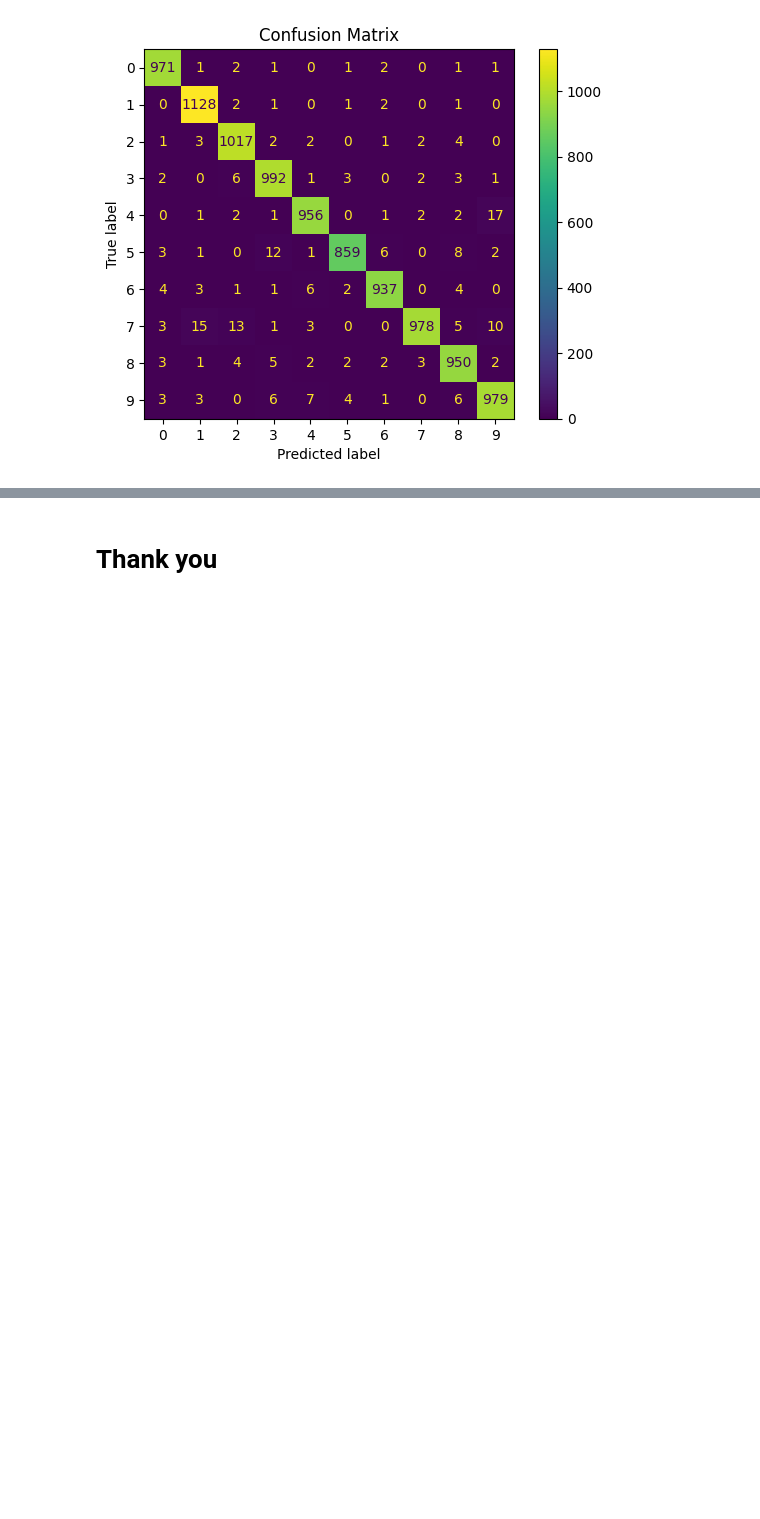
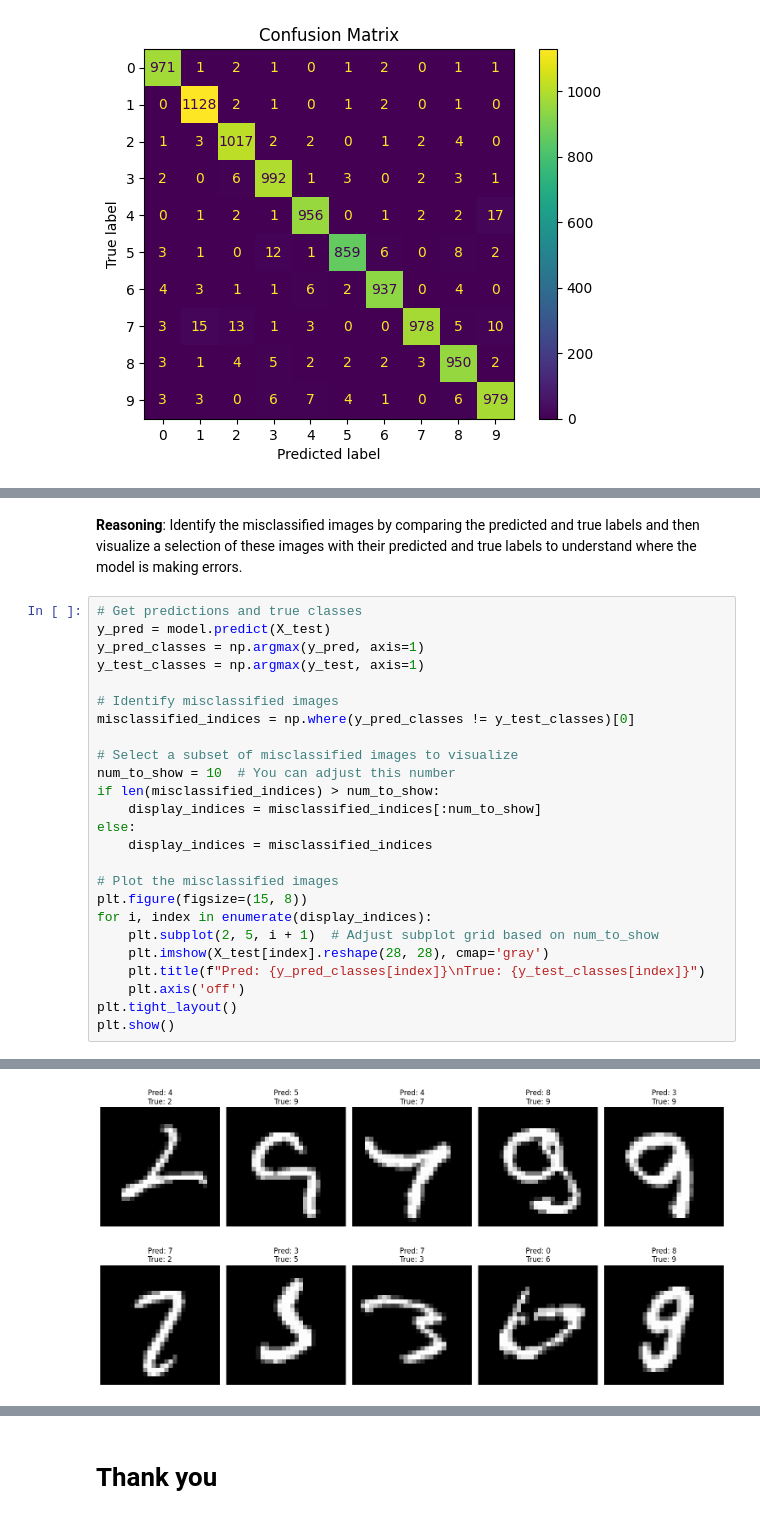
Before and after one commit to Nikhil5566/Machine-Learning, a Jupyter notebook: ML_Project_5_MINST_Dataset.ipynb, the cells around one changed output, grey strips where cells are left out. Cells and saved outputs as stored; diff of their text form; blank space fills up the shorter version.

```diff
--- a/ML_Project_5_MINST_Dataset.ipynb
+++ b/ML_Project_5_MINST_Dataset.ipynb
@@ -214,0 +220,29 @@ weighted avg       0.98      0.98      0.98     10000
+# %% [markdown]
+**Reasoning**:
+Identify the misclassified images by comparing the predicted and true labels and then visualize a selection of these images with their predicted and true labels to understand where the model is making errors.
+# %%
+# Get predictions and true classes
+y_pred = model.predict(X_test)
+y_pred_classes = np.argmax(y_pred, axis=1)
+y_test_classes = np.argmax(y_test, axis=1)
+
+# Identify misclassified images
+misclassified_indices = np.where(y_pred_classes != y_test_classes)[0]
+
+# Select a subset of misclassified images to visualize
+num_to_show = 10  # You can adjust this number
+if len(misclassified_indices) > num_to_show:
+    display_indices = misclassified_indices[:num_to_show]
+else:
+    display_indices = misclassified_indices
+
+# Plot the misclassified images
+plt.figure(figsize=(15, 8))
+for i, index in enumerate(display_indices):
+    plt.subplot(2, 5, i + 1)  # Adjust subplot grid based on num_to_show
+    plt.imshow(X_test[index].reshape(28, 28), cmap='gray')
+    plt.title(f"Pred: {y_pred_classes[index]}\nTrue: {y_test_classes[index]}")
+    plt.axis('off')
+plt.tight_layout()
+plt.show()
+# %% [output]
@@ -214,0 +250 @@ weighted avg       0.98      0.98      0.98     10000
+[figure, added]
```
Also changed, not shown: parts of 9 cells of this notebook.
